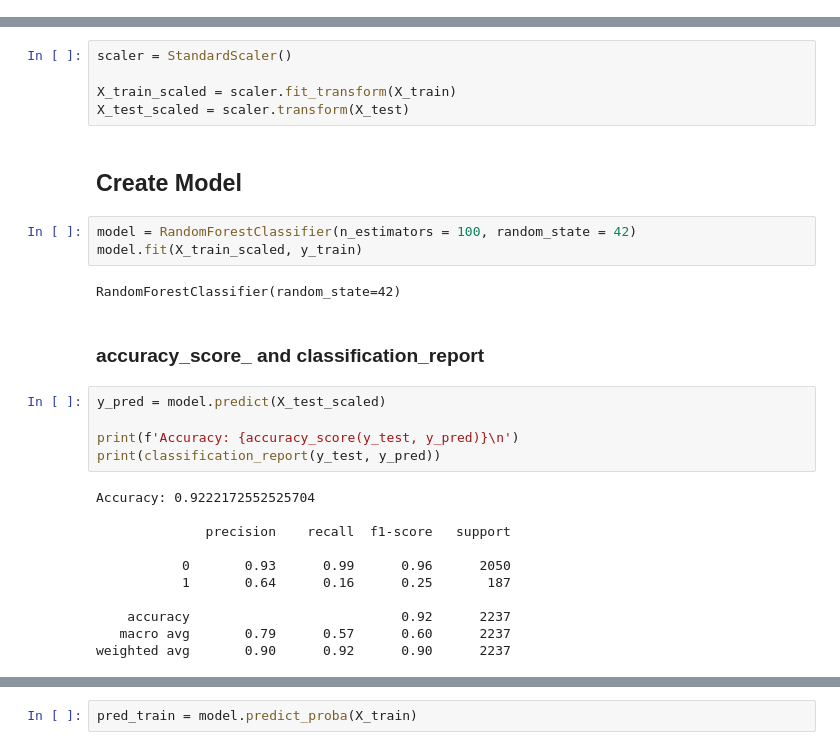
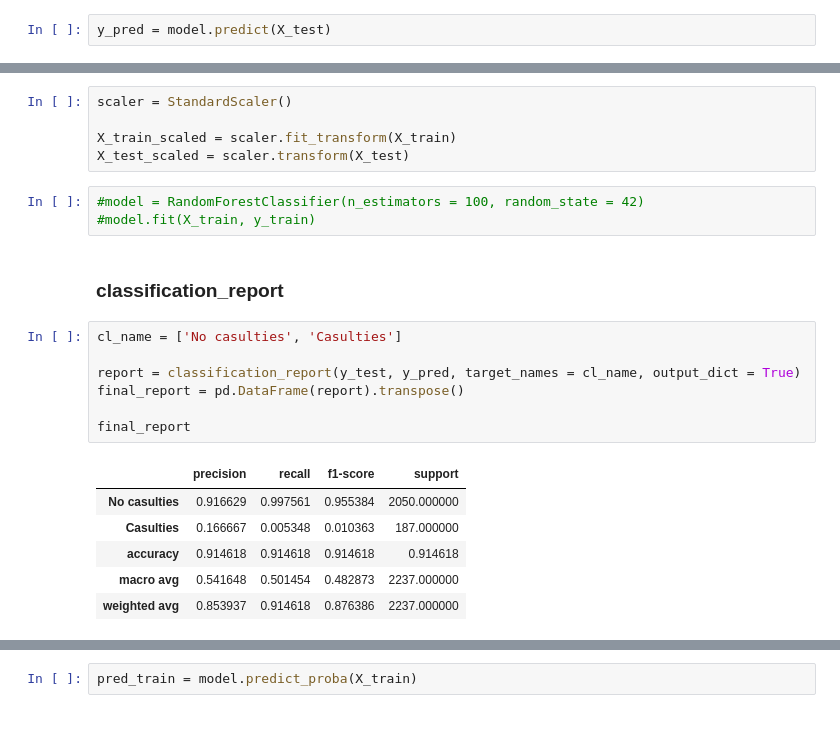
Before and after one commit to infoshareacademy/grupa_BKMMZ, a Jupyter notebook: ML/Fire_Project.ipynb, the cells around one changed output, grey strips where cells are left out. Cells and saved outputs as stored; diff of their text form; blank space fills up the shorter version.

```diff
--- a/ML/Fire_Project.ipynb
+++ b/ML/Fire_Project.ipynb
@@ -274,0 +291,2 @@ X_train, X_test, y_train, y_test = train_test_split(X, y, test_size = 0.2, rando
+# %%
+y_pred = model.predict(X_test)
@@ -277,31 +297,25 @@ scaler = StandardScaler()
 
 X_train_scaled = scaler.fit_transform(X_train)
 X_test_scaled = scaler.transform(X_test)
-# %% [markdown]
-## Create Model
 # %%
-model = RandomForestClassifier(n_estimators = 100, random_state = 42)
-model.fit(X_train_scaled, y_train)
+#model = RandomForestClassifier(n_estimators = 100, random_state = 42)
+#model.fit(X_train, y_train)
-# %% [output]
-RandomForestClassifier(random_state=42)
 # %% [markdown]
-### accuracy_score_ and classification_report
+### classification_report
-# %%
-y_pred = model.predict(X_test_scaled)
-
-print(f'Accuracy: {accuracy_score(y_test, y_pred)}\n')
-print(classification_report(y_test, y_pred))
-# %% [output]
-Accuracy: 0.9222172552525704
-
-              precision    recall  f1-score   support
-
-           0       0.93      0.99      0.96      2050
-           1       0.64      0.16      0.25       187
-
-    accuracy                           0.92      2237
-   macro avg       0.79      0.57      0.60      2237
-weighted avg       0.90      0.92      0.90      2237
+# %%
+cl_name = ['No casulties', 'Casulties']
+
+report = classification_report(y_test, y_pred, target_names = cl_name, output_dict = True)
+final_report = pd.DataFrame(report).transpose()
+
+final_report
+# %% [output]
+|  | precision | recall | f1-score | support |
+| No casulties | 0.916629 | 0.997561 | 0.955384 | 2050.000000 |
+| Casulties | 0.166667 | 0.005348 | 0.010363 | 187.000000 |
+| accuracy | 0.914618 | 0.914618 | 0.914618 | 0.914618 |
+| macro avg | 0.541648 | 0.501454 | 0.482873 | 2237.000000 |
+| weighted avg | 0.853937 | 0.914618 | 0.876386 | 2237.000000 |
 # %%
 print(confusion_matrix(y_test, y_pred))
 # %% [output]
```
Also changed, not shown: parts of 27 cells of this notebook, 1 other file.
